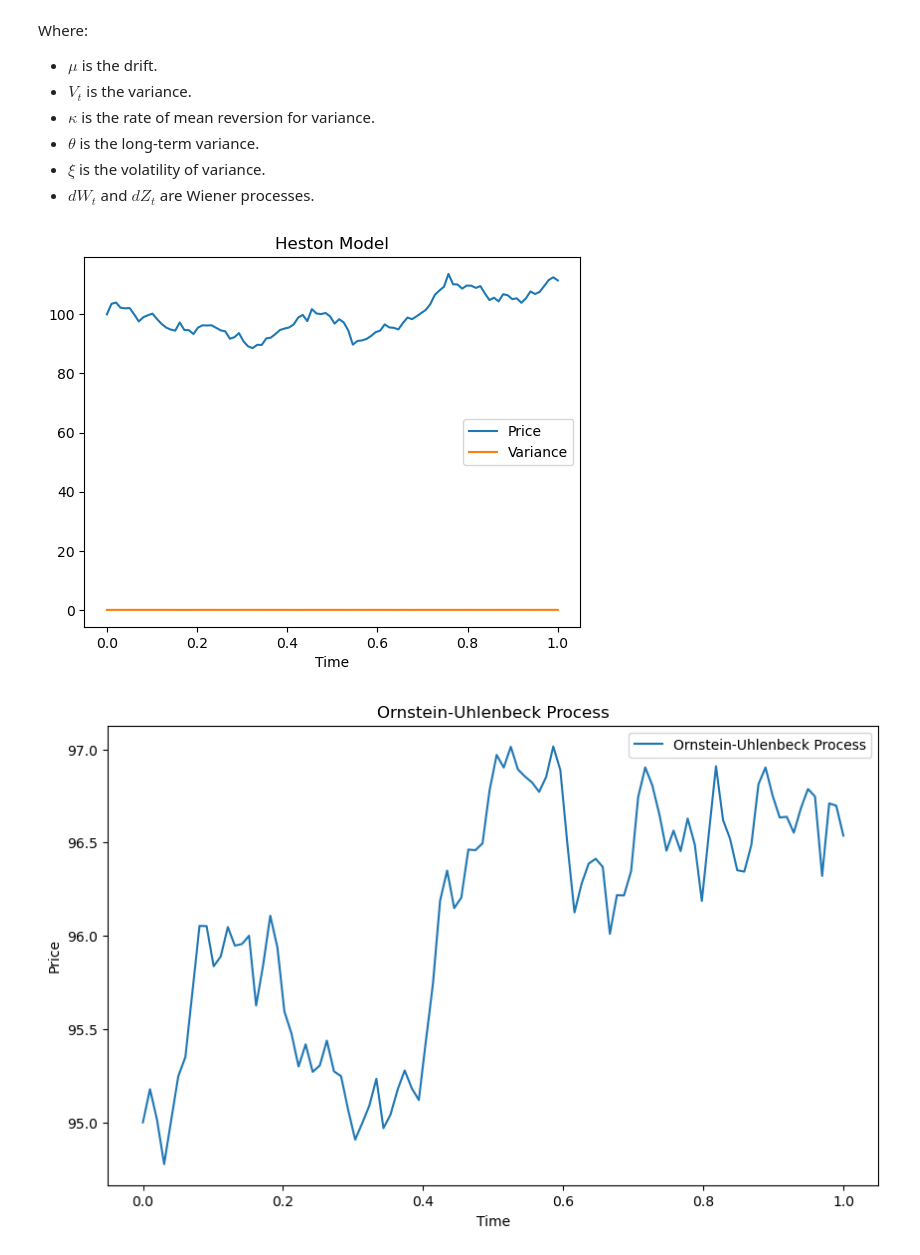
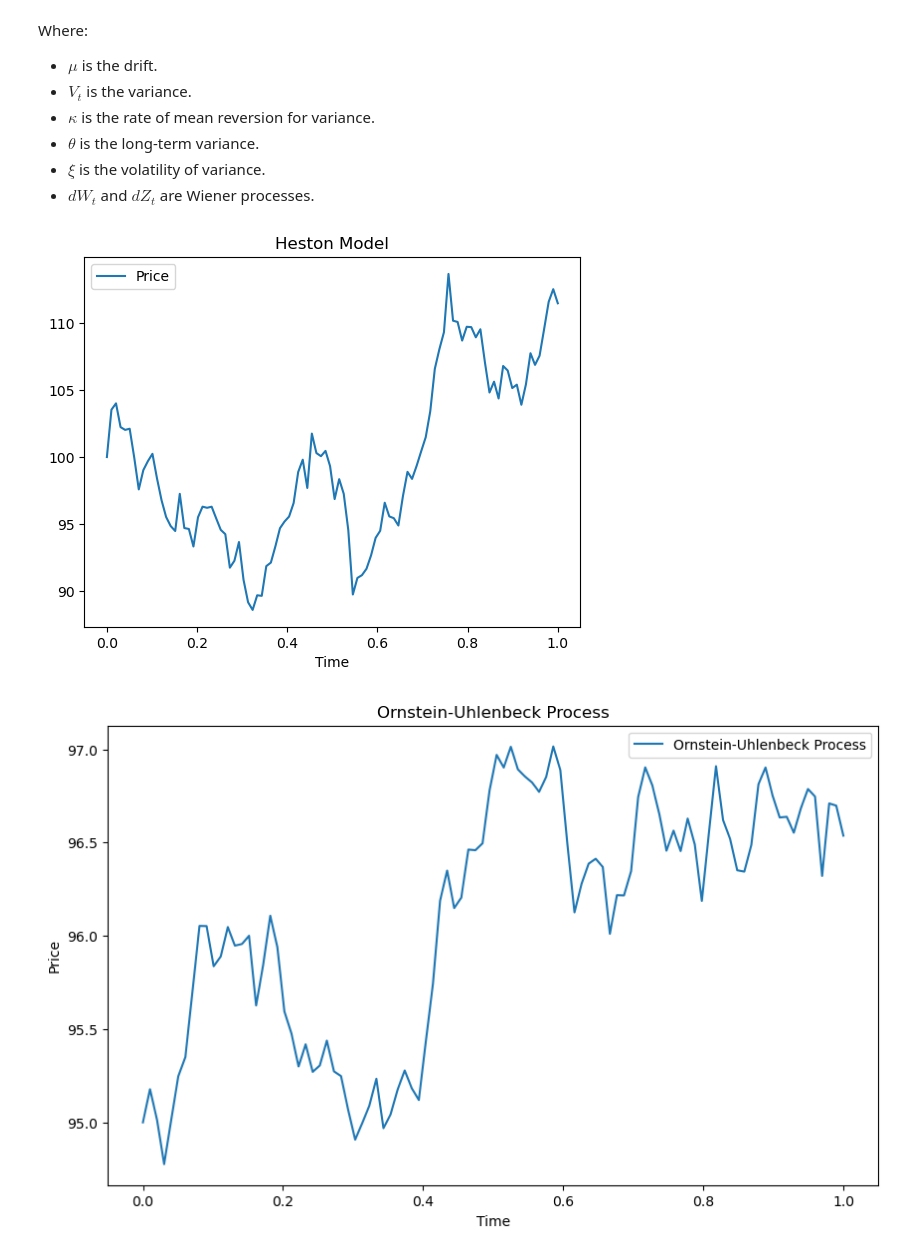
Before and after one commit to astronaut505/VolatilityVortex, a Jupyter notebook: notebook/advanced_market_simulation.ipynb, the cells around one changed output. Saved outputs shown, nothing was run; the diff lists cells and outputs as text; code cells hidden in the pictures.

```diff
--- a/notebook/advanced_market_simulation.ipynb
+++ b/notebook/advanced_market_simulation.ipynb
@@ -79,16 +82,16 @@ Where:
 # %%
 # Load Heston Model from CSV
 heston_prices = results["Heston_Prices"]
 heston_vols = results["Heston_Vols"]
 time = results["Time"]
 plt.plot(time, heston_prices, label="Price")
-plt.plot(time, heston_vols, label="Variance")
+#plt.plot(time, heston_vols, label="Variance")
 plt.title("Heston Model")
 plt.xlabel("Time")
 plt.legend()
 plt.show()
 # %% [output]
-[figure, old version]
+[figure, new version]
 # %%
 import pandas as pd
 import matplotlib.pyplot as plt
```
Also changed, not shown: parts of 4 cells of this notebook, 5 other files.
